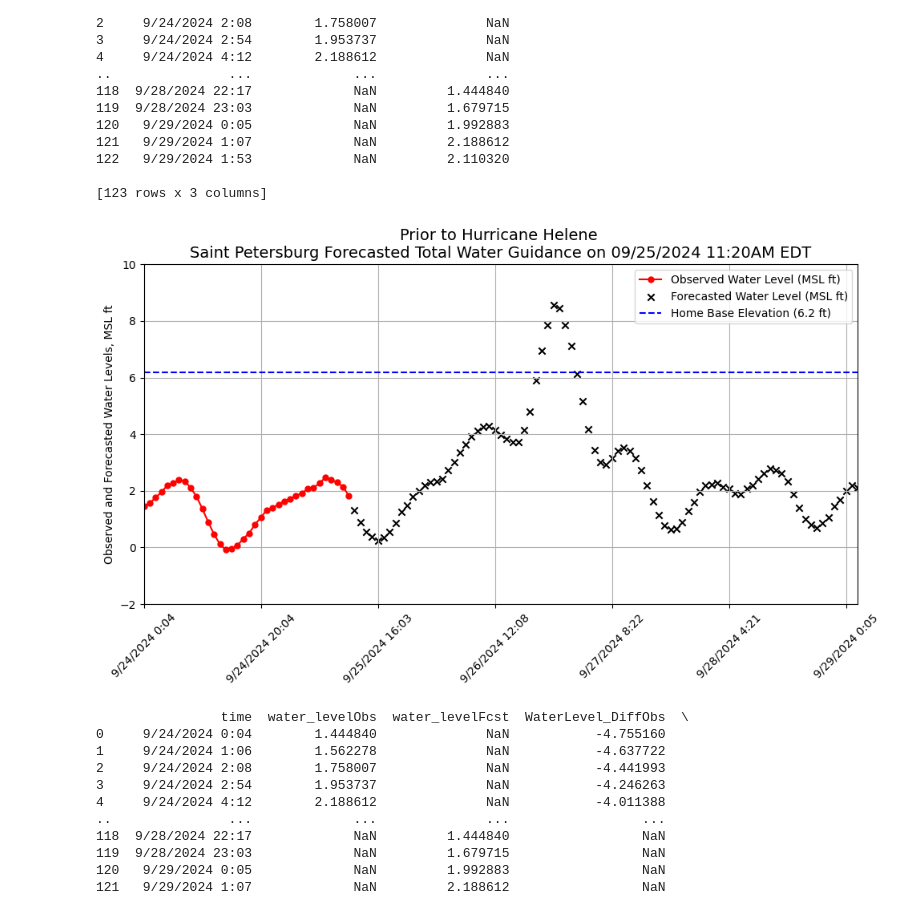
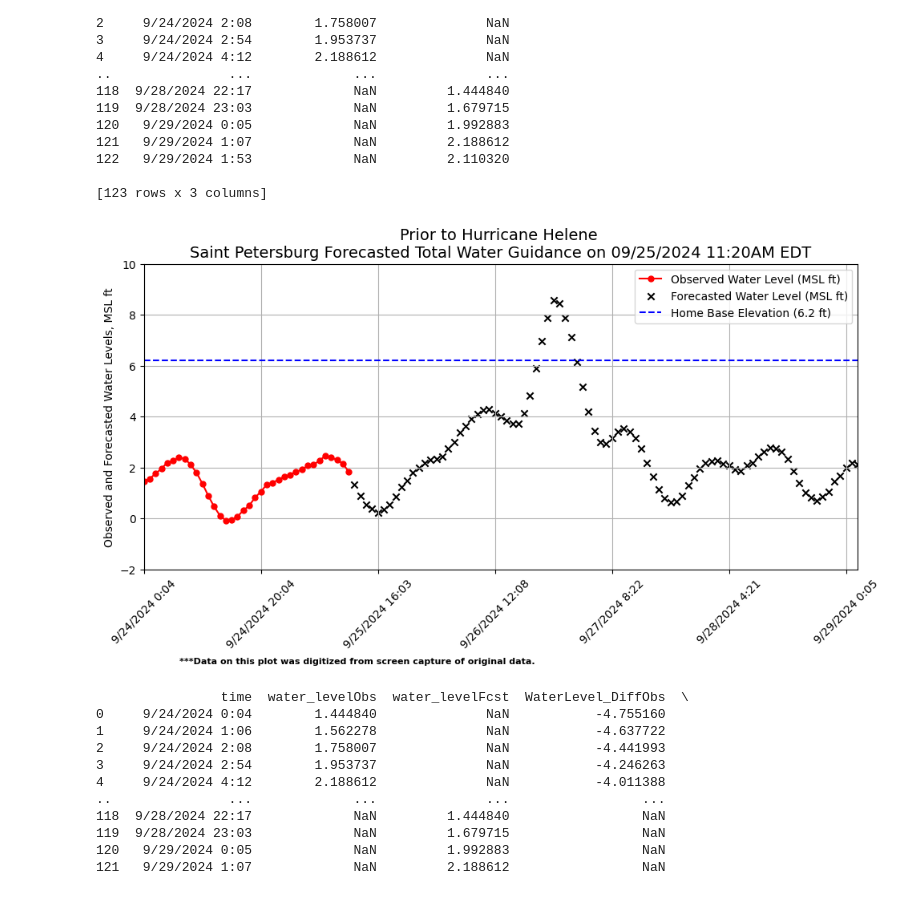
Before and after one commit to GriffsKode/griffskode.github.io, a Jupyter notebook: portfolio/flooding/HelenePlotReconstruct.ipynb, the cells around one changed output. Cells and saved outputs as stored; diff of their text form; code cells hidden in the pictures.

```diff
--- a/portfolio/flooding/HelenePlotReconstruct.ipynb
+++ b/portfolio/flooding/HelenePlotReconstruct.ipynb
@@ -33,31 +33,35 @@ home_base_elev = 6.2
 # %%
 # Plotting
 plt.figure(figsize=(10, 6))
 plt.plot(df['time'], df['water_levelObs'], marker='o', linestyle='-', color='r', markersize=5, label='Observed Water Level (MSL ft)')
 # Add Fcst values as black 'X' markers
 plt.scatter(df['time'], df['water_levelFcst'], color='black', marker='x', label='Forecasted Water Level (MSL ft)')
 # Add a horizontal line at y = home_base_elev
 plt.axhline(y=home_base_elev, color='b', linestyle='--', label=f'Home Base Elevation ({home_base_elev} ft)')
 # Set x-axis limits
 plt.xlim(df['time'].iloc[0], df['time'].iloc[-1])
 
 plt.title('Prior to Hurricane Helene \nSaint Petersburg Forecasted Total Water Guidance on 09/25/2024 11:20AM EDT', fontsize=14)
 #plt.xlabel('Date')
 plt.ylabel('Observed and Forecasted Water Levels, MSL ft')
 plt.grid()
 plt.ylim(-2,10)
 # Reducing the number of dates/times on the x-axis
 plt.gca().xaxis.set_major_locator(ticker.MaxNLocator(nbins=7))  # Limit to 5 x-axis labels
 plt.legend()
 # Rotate x-axis labels for better readability
 plt.xticks(rotation=45)
+# Adding note in bottom left
+plt.text(0.05, -0.30, f'***Data on this plot was digitized from screen capture of original data.' ,
+         ha='left', va='center', transform=plt.gca().transAxes, fontsize=8, color='black', fontweight='bold')
+
 # tight_layout to automatically adjust plotting parameters
 plt.tight_layout()
 # Save the plot as a JPEG file
-#plt.savefig("C:/KG_MobileFiles_2024/Python/helene_plot1.jpg", format='jpg')
+plt.savefig("C:/KG_MobileFiles_2024/Python/helene_plot1.jpg", format='jpg')
 plt.show()
 # %% [output]
-[figure, old version]
+[figure, new version]
 # %%
 # Add Columns Barrier_HeightObs and Barrier_HeightFcst to df
 df['WaterLevel_DiffObs'] = df['water_levelObs'] - home_base_elev
```
Also changed, not shown: 1 other file.
